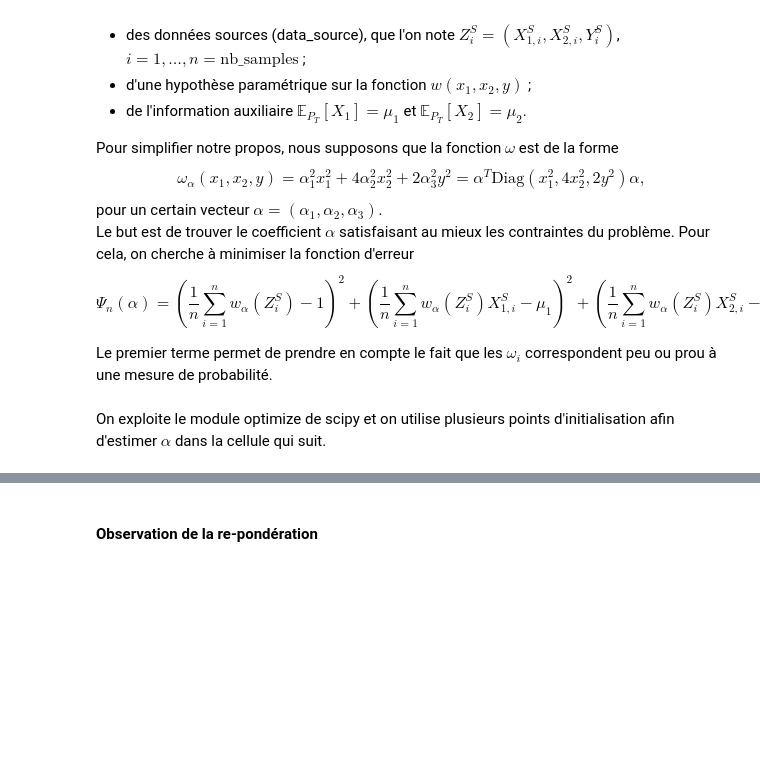
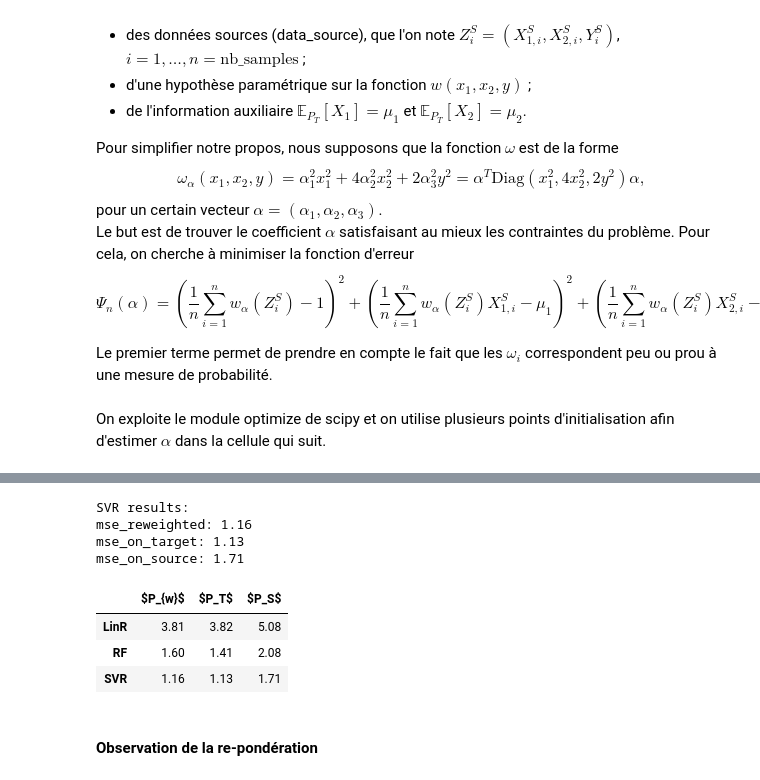
Before and after one commit to datacraft-paris/2105-GuyonvarchNoiry-DataBiaises, a Jupyter notebook: notebook_transfer.ipynb, the cells around one changed output, grey strips where cells are left out. Saved outputs shown, nothing was run; the diff lists cells and outputs as text; code cells hidden in the pictures; blank space fills up the shorter version.

```diff
--- a/notebook_transfer.ipynb
+++ b/notebook_transfer.ipynb
@@ -206,3 +215,13 @@ weight_emp = np.array([ alpha_emp[0]**2 * z[0]**2 + alpha_emp[1]**2 * z[1]**2 +
+# %%
+from sklearn.linear_model import LinearRegression
+from sklearn.ensemble import RandomForestRegressor
+from sklearn.svm import SVR
+from sklearn.metrics import mean_squared_error
+
+import pandas as pd
+pd.options.display.float_format = "{:,.2f}".format
+# %%
+results = []
 # %%
 X_S, y_S = data_source[:,:2], data_source[:,2]
 X_T, y_T = data_target[:,:2], data_target[:,2]
@@ -215,4 +231,6 @@ from sklearn.metrics import mean_squared_error
 # %%
+# Linear Regression
+
 lin1 = LinearRegression()
 lin1.fit(X_S, y_S, weight_emp)
 y_pred_1 = lin1.predict(X_test)
@@ -229,6 +247,9 @@ mse1 = mean_squared_error(y_test,y_pred_1)
 mse2 = mean_squared_error(y_test,y_pred_2)
 mse3 = mean_squared_error(y_test,y_pred_3)
 
+results.append([mse1, mse2, mse3])
+
+print('Linear Regression results:' )
 print('mse_reweighted: {:.2f}'.format(mse1))
 print('mse_on_target: {:.2f}'.format(mse2))
 print('mse_on_source: {:.2f}'.format(mse3))
@@ -239,3 +291,43 @@ mse_on_source: 5.73
+# %%
+# SVR
+
+svr1 = SVR()
+svr1.fit(X_S, y_S, weight_emp)
+y_pred_1 = svr1.predict(X_test)
+
+svr2 = SVR()
+svr2.fit(X_T, y_T, weight_emp)
+y_pred_2 = svr2.predict(X_test)
+
+svr3 = SVR()
+svr3.fit(X_S,y_S)
+y_pred_3 = svr3.predict(X_test)
+
+mse1 = mean_squared_error(y_test,y_pred_1)
+mse2 = mean_squared_error(y_test,y_pred_2)
+mse3 = mean_squared_error(y_test,y_pred_3)
+
+results.append([mse1, mse2, mse3])
+
+print('SVR results:' )
+print('mse_reweighted: {:.2f}'.format(mse1))
+print('mse_on_target: {:.2f}'.format(mse2))
+print('mse_on_source: {:.2f}'.format(mse3))
+# %% [output]
+SVR results:
+mse_reweighted: 1.16
+mse_on_target: 1.13
+mse_on_source: 1.71
+# %%
+results_df = pd.DataFrame(results)
+results_df.columns = ['$P_{w}$', '$P_T$', '$P_S$']
+results_df.index = ['LinR', 'RF', 'SVR']
+results_df
+# %% [output]
+|  | $P_{w}$ | $P_T$ | $P_S$ |
+| LinR | 3.81 | 3.82 | 5.08 |
+| RF | 1.60 | 1.41 | 2.08 |
+| SVR | 1.16 | 1.13 | 1.71 |
 # %% [markdown]
 <h4>Observation de la re-pondération</h4>
 # %%
```
Also changed, not shown: parts of 13 cells of this notebook.
